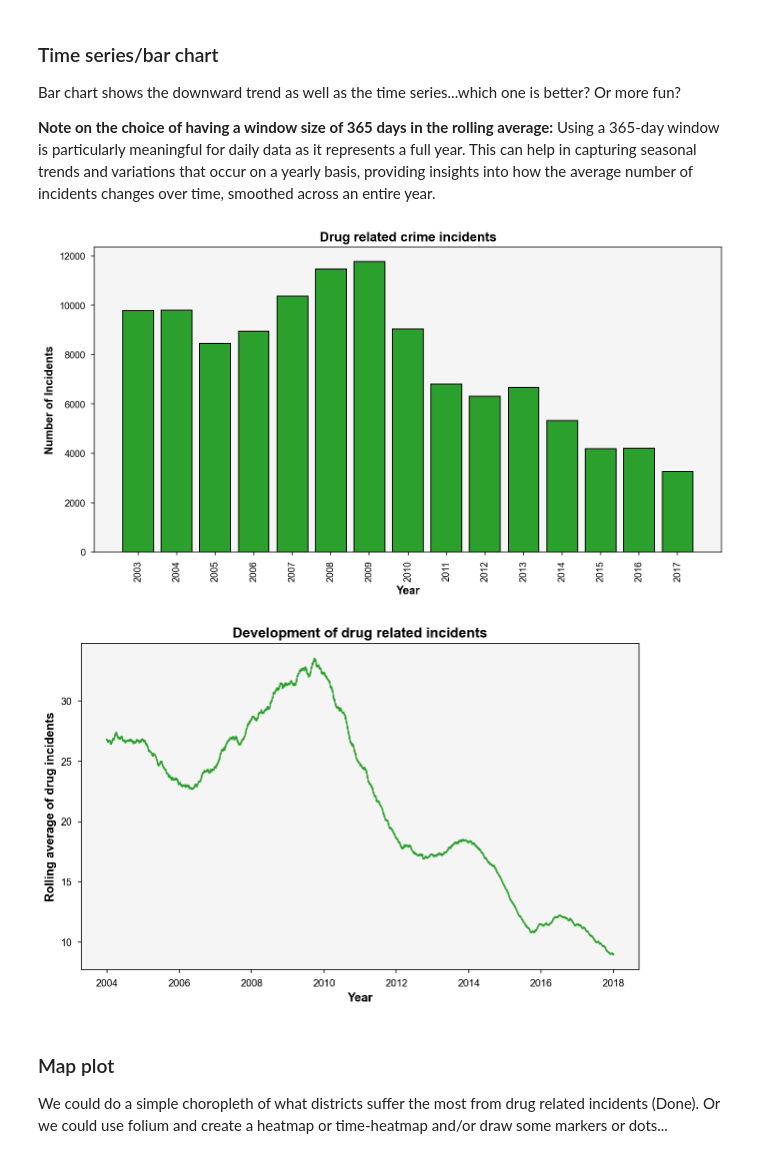
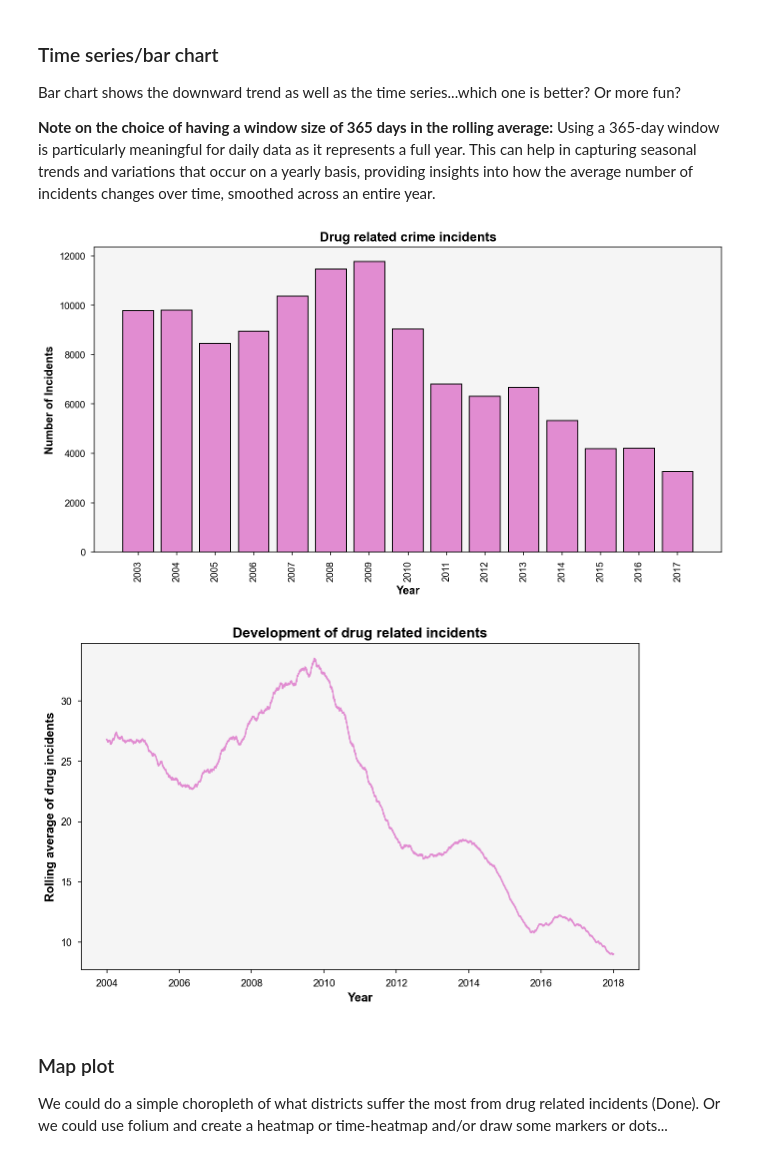
Before and after one commit to thg205/thg205.github.io, a Jupyter notebook: Week8.ipynb, the cells around one changed output. Cells and saved outputs as stored; diff of their text form; code cells hidden in the pictures.

```diff
--- a/Week8.ipynb
+++ b/Week8.ipynb
@@ -66,7 +66,7 @@ import matplotlib.pyplot as plt
 import folium
 
 # Reading in the crime data
-data_full = pd.read_csv(data_path)
+data_full = pd.read_csv(full_path)
 # %%
 data_full['Date'] = pd.to_datetime(data_full['Date']) # Converting 'Date' to datetime
 data_full['Year'] = data_full['Date'].dt.year # Creating a seperate year column
@@ -111,20 +111,19 @@ Using a 365-day window is particularly meaningful for daily data as it represent
 # %%
 drug = data[data.Category == 'DRUG/NARCOTIC']
 
 drug_count_per_year = drug.groupby('Year').size().reset_index(name = 'Count')
 
 # Plot the drug crime incidents
 plt.figure(figsize=(12, 6))
-plt.bar(drug_count_per_year['Year'], drug_count_per_year['Count'], color='#2ca02c', edgecolor='black')
+plt.bar(drug_count_per_year['Year'], drug_count_per_year['Count'], color='#E18CD1', edgecolor='black')
 plt.xticks(drug_count_per_year['Year'], rotation=90)  # Ensures there's an x-tick for each year
 
 plt.title('Drug related crime incidents')
 plt.xlabel('Year')
 plt.ylabel('Number of Incidents')
-plt.savefig(fig_path + '/' +'bar-chart.png')
 plt.show()
 # %% [output]
-[figure, old version]
+[figure, new version]
 # %%
 drug_count_per_day = drug.groupby('Date').size().reset_index(name = 'Count')
 drug_count_per_day = drug_count_per_day.set_index('Date')
@@ -132,14 +131,14 @@ drug_count_per_day = drug_count_per_day.set_index('Date')
 smoothed_drug_count_per_day = drug_count_per_day.rolling(365).mean()
 
 plt.figure(figsize=(10, 6))
-plt.plot(smoothed_drug_count_per_day['Count'], color='#2ca02c')
+plt.plot(smoothed_drug_count_per_day['Count'], color='#E18CD1')
 plt.title('Development of drug related incidents')
 plt.xlabel('Year')
 plt.ylabel('Rolling average of drug incidents')
 plt.savefig(fig_path + '/' +'time-series.png')
 plt.show()
 # %% [output]
-[figure, old version]
+[figure, new version]
 # %% [markdown]
 ### Map plot
 We could do a simple choropleth of what districts suffer the most from drug related incidents (Done).
```
Also changed, not shown: parts of 4 cells of this notebook, 8 other files.
